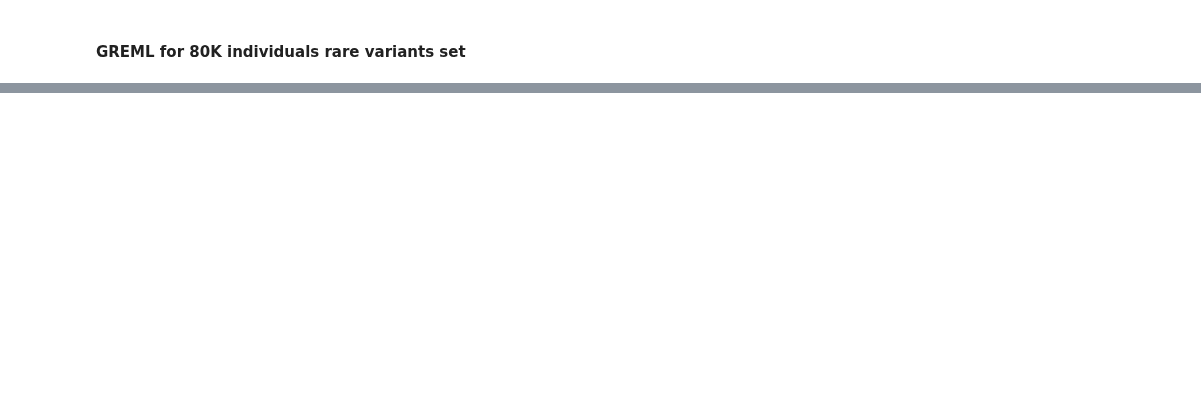
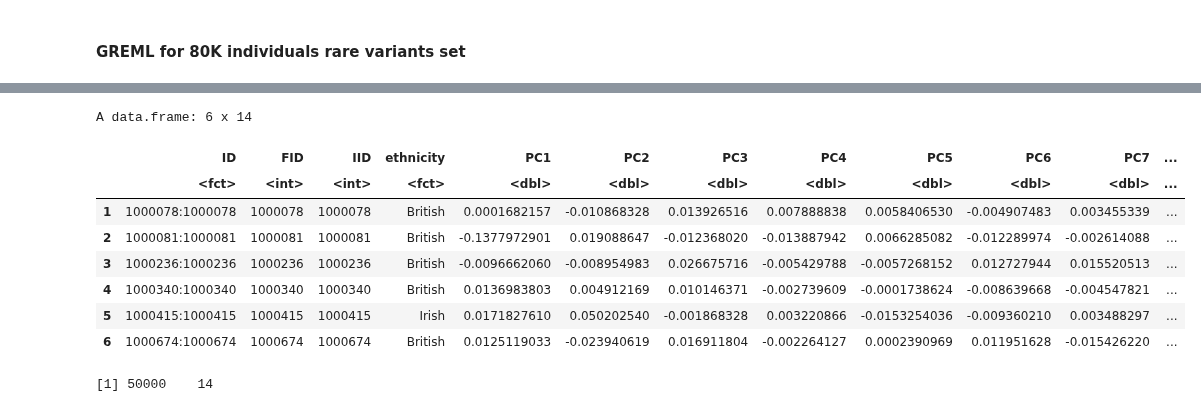
Before and after one commit to statgenetics/UKBB_GWAS_dev, a Jupyter notebook: workflow/rare_variants/050922_rare_variant_heritability.ipynb, the cells around one changed output, grey strips where cells are left out. Drawn from its saved outputs; the diff is of its cells as text; code cells hidden in the pictures; blank space fills up the shorter version.

```diff
--- a/workflow/rare_variants/050922_rare_variant_heritability.ipynb
+++ b/workflow/rare_variants/050922_rare_variant_heritability.ipynb
@@ -1769,0 +2035,15 @@ INFO: Workflow csg (ID=w17345c80d3c5f565) is executed successfully with 1 comple
+# %%
+pca <- read.table("~/UKBiobank/results/ARHI_heritability/061322_pca_common_50K/f2247/090321_UKBB_Hearing_difficulty_f2247_expandedwhite_45502cases_96601ctrl.pca.txt", header=T)
+head(pca)
+dim(pca)
+# %% [output]
+A data.frame: 6 x 14
+|  | ID | FID | IID | ethnicity | PC1 | PC2 | PC3 | PC4 | PC5 | PC6 | PC7 | ... |
+|  | <fct> | <int> | <int> | <fct> | <dbl> | <dbl> | <dbl> | <dbl> | <dbl> | <dbl> | <dbl> | ... |
+| 1 | 1000078:1000078 | 1000078 | 1000078 | British | 0.0001682157 | -0.010868328 | 0.013926516 | 0.007888838 | 0.0058406530 | -0.004907483 | 0.003455339 | ... |
+| 2 | 1000081:1000081 | 1000081 | 1000081 | British | -0.1377972901 | 0.019088647 | -0.012368020 | -0.013887942 | 0.0066285082 | -0.012289974 | -0.002614088 | ... |
+| 3 | 1000236:1000236 | 1000236 | 1000236 | British | -0.0096662060 | -0.008954983 | 0.026675716 | -0.005429788 | -0.0057268152 | 0.012727944 | 0.015520513 | ... |
+| 4 | 1000340:1000340 | 1000340 | 1000340 | British | 0.0136983803 | 0.004912169 | 0.010146371 | -0.002739609 | -0.0001738624 | -0.008639668 | -0.004547821 | ... |
+| 5 | 1000415:1000415 | 1000415 | 1000415 | Irish | 0.0171827610 | 0.050202540 | -0.001868328 | 0.003220866 | -0.0153254036 | -0.009360210 | 0.003488297 | ... |
+| 6 | 1000674:1000674 | 1000674 | 1000674 | British | 0.0125119033 | -0.023940619 | 0.016911804 | -0.002264127 | 0.0002390969 | 0.011951628 | -0.015426220 | ... |
+[1] 50000    14
```
Also changed, not shown: parts of 122 cells of this notebook, 3 other files.
